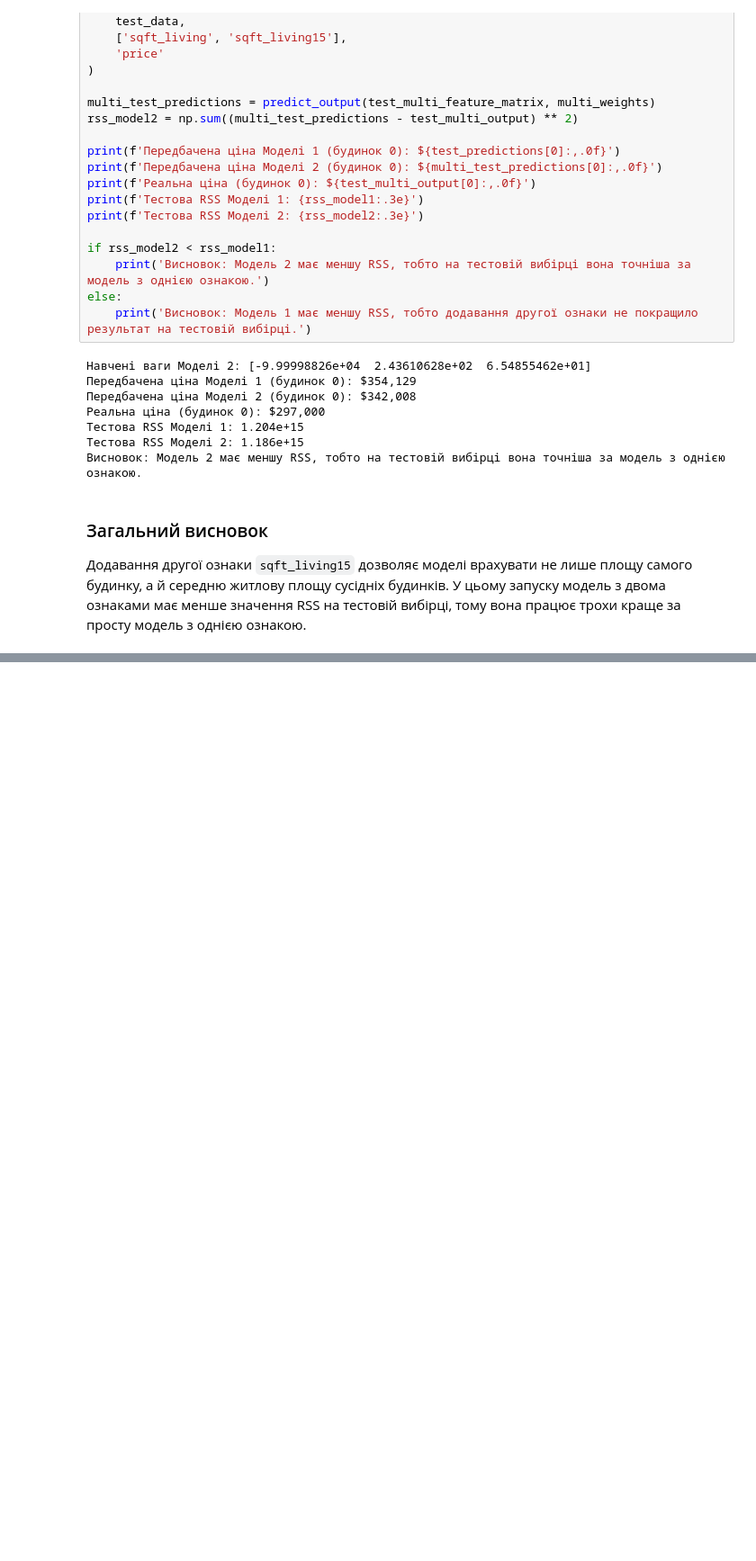
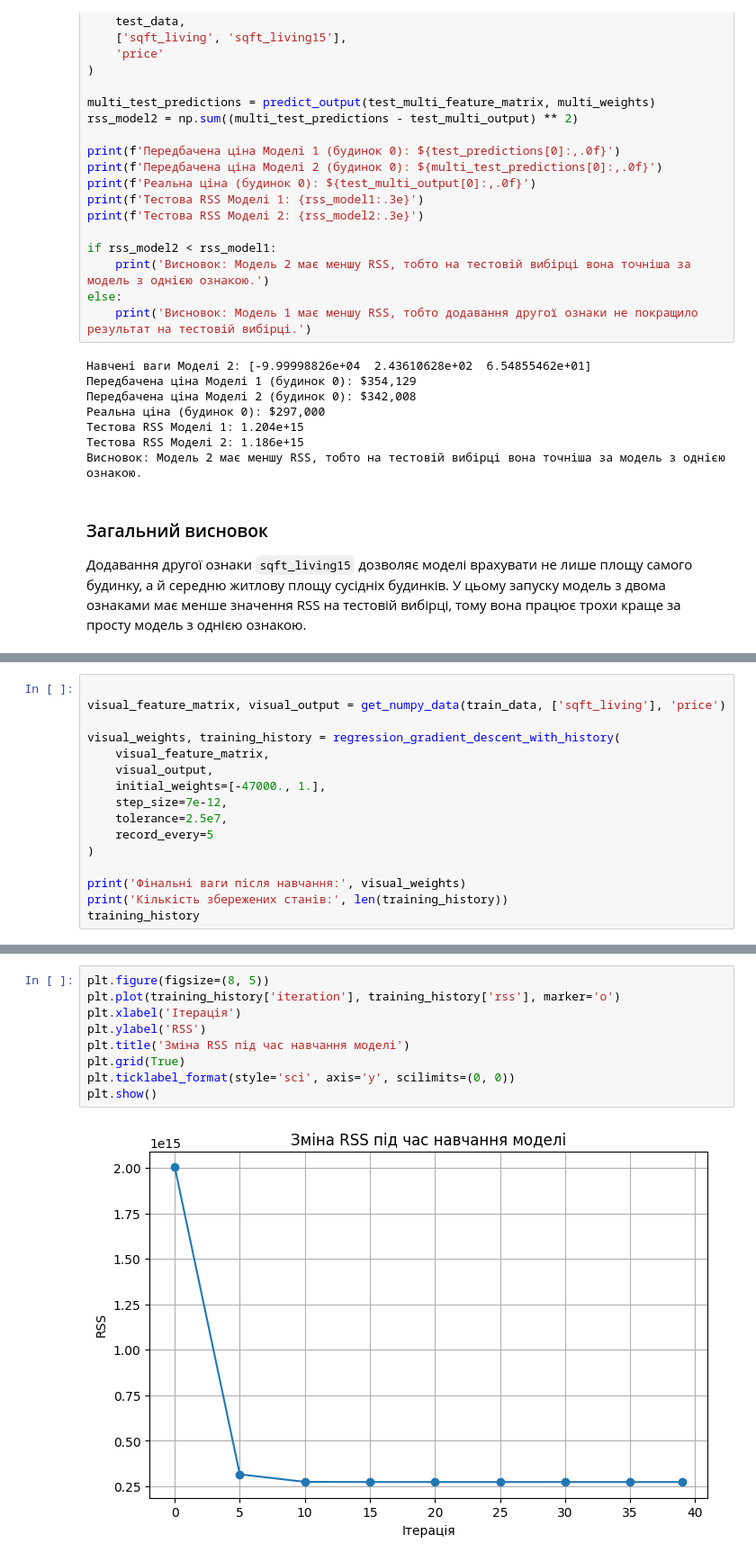
Before and after one commit to sonnka/Labs, a Jupyter notebook: Lab 3/Lab3_Gradient_Descent_Multiple_Regression_completed.ipynb, the cells around one changed output, grey strips where cells are left out. Shown at 90% size. Cells and saved outputs as stored; diff of their text form; blank space fills up the shorter version.

```diff
--- a/Lab 3/Lab3_Gradient_Descent_Multiple_Regression_completed.ipynb
+++ b/Lab 3/Lab3_Gradient_Descent_Multiple_Regression_completed.ipynb
@@ -283,0 +361,16 @@ else:
+# %%
+
+visual_feature_matrix, visual_output = get_numpy_data(train_data, ['sqft_living'], 'price')
+
+visual_weights, training_history = regression_gradient_descent_with_history(
+    visual_feature_matrix,
+    visual_output,
+    initial_weights=[-47000., 1.],
+    step_size=7e-12,
+    tolerance=2.5e7,
+    record_every=5
+)
+
+print('Фінальні ваги після навчання:', visual_weights)
+print('Кількість збережених станів:', len(training_history))
+training_history
@@ -283,0 +394,11 @@ else:
+# %%
+plt.figure(figsize=(8, 5))
+plt.plot(training_history['iteration'], training_history['rss'], marker='o')
+plt.xlabel('Ітерація')
+plt.ylabel('RSS')
+plt.title('Зміна RSS під час навчання моделі')
+plt.grid(True)
+plt.ticklabel_format(style='sci', axis='y', scilimits=(0, 0))
+plt.show()
+# %% [output]
+[figure, added]
```
Also changed, not shown: parts of 8 cells of this notebook, 2 other files.
